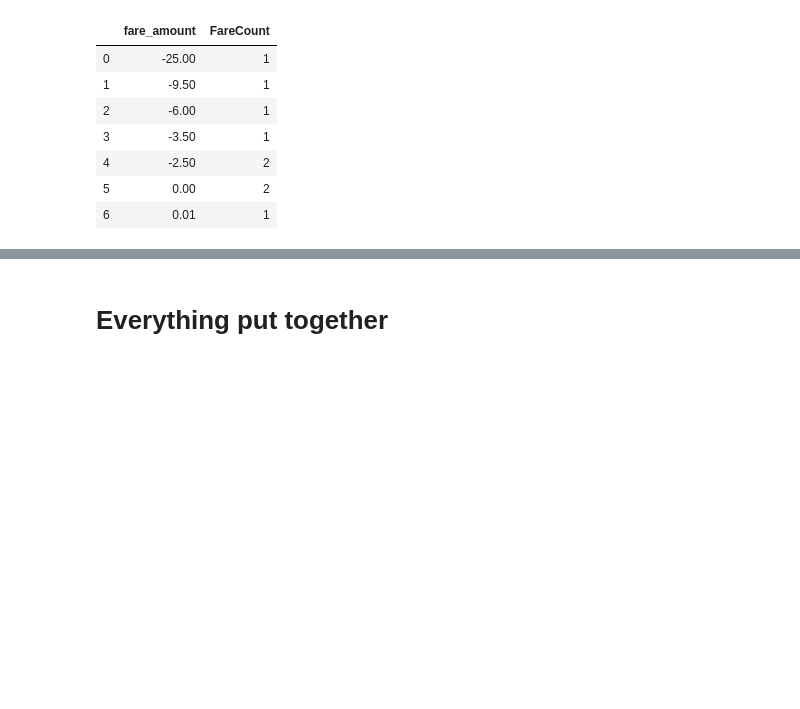
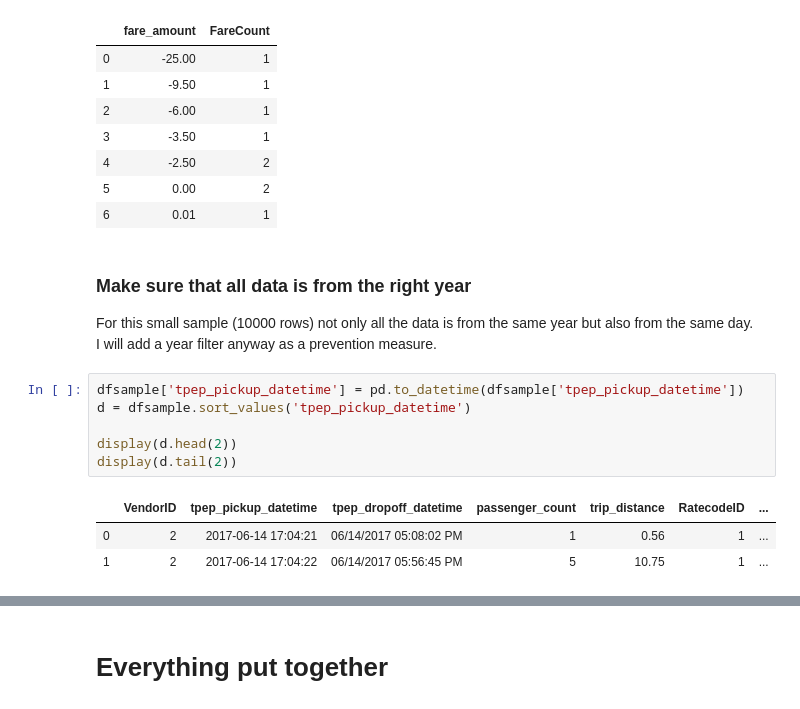
Before and after one commit to angelrps/MasterDataScience_FinalProject, a Jupyter notebook: notebooks/Data_Taxis_Clean_Transform.ipynb, the cells around one changed output, grey strips where cells are left out. Saved outputs shown, nothing was run; the diff lists cells and outputs as text; blank space fills up the shorter version.

```diff
--- a/notebooks/Data_Taxis_Clean_Transform.ipynb
+++ b/notebooks/Data_Taxis_Clean_Transform.ipynb
@@ -255,3 +257,17 @@ fare.head(25)
 | 4 | -2.50 | 2 |
 | 5 | 0.00 | 2 |
 | 6 | 0.01 | 1 |
+# %% [markdown]
+### Make sure that all data is from the right year
+For this small sample (10000 rows) not only all the data is from the same year but also from the same day.<br>
+I will add a year filter anyway as a prevention measure.
+# %%
+dfsample['tpep_pickup_datetime'] = pd.to_datetime(dfsample['tpep_pickup_datetime'])
+d = dfsample.sort_values('tpep_pickup_datetime')
+
+display(d.head(2))
+display(d.tail(2))
+# %% [output]
+|  | VendorID | tpep_pickup_datetime | tpep_dropoff_datetime | passenger_count | trip_distance | RatecodeID | ... |
+| 0 | 2 | 2017-06-14 17:04:21 | 06/14/2017 05:08:02 PM | 1 | 0.56 | 1 | ... |
+| 1 | 2 | 2017-06-14 17:04:22 | 06/14/2017 05:56:45 PM | 5 | 10.75 | 1 | ... |
```
Also changed, not shown: parts of 7 cells of this notebook.
